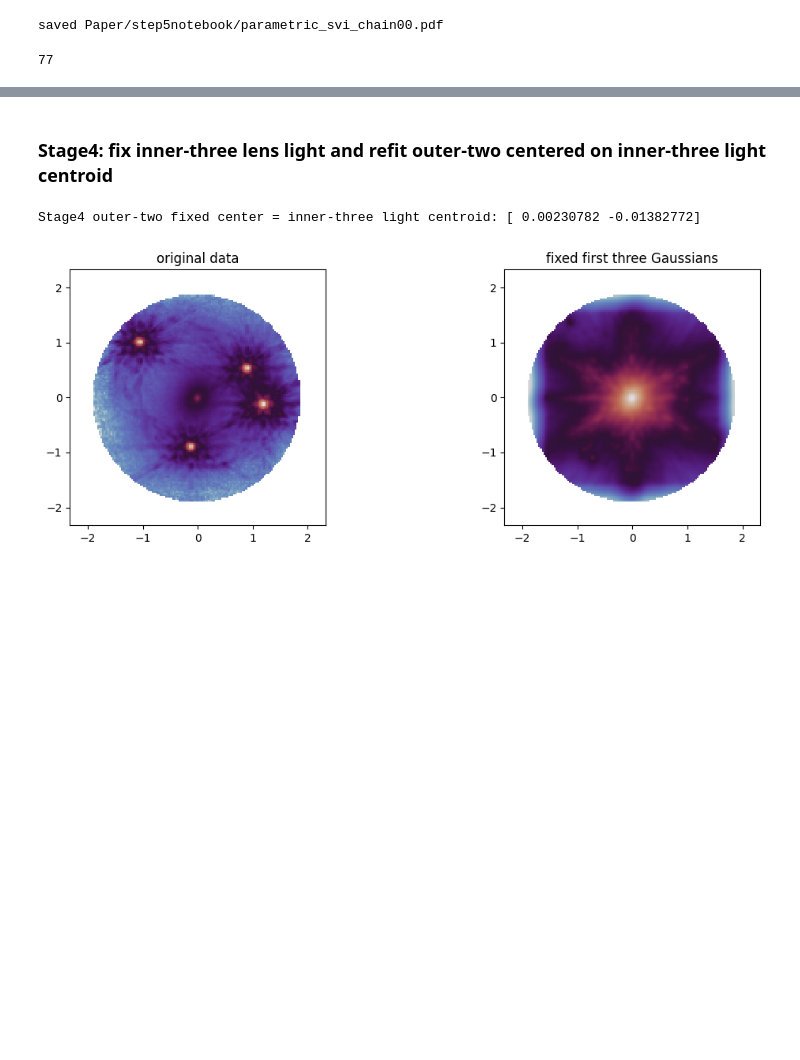
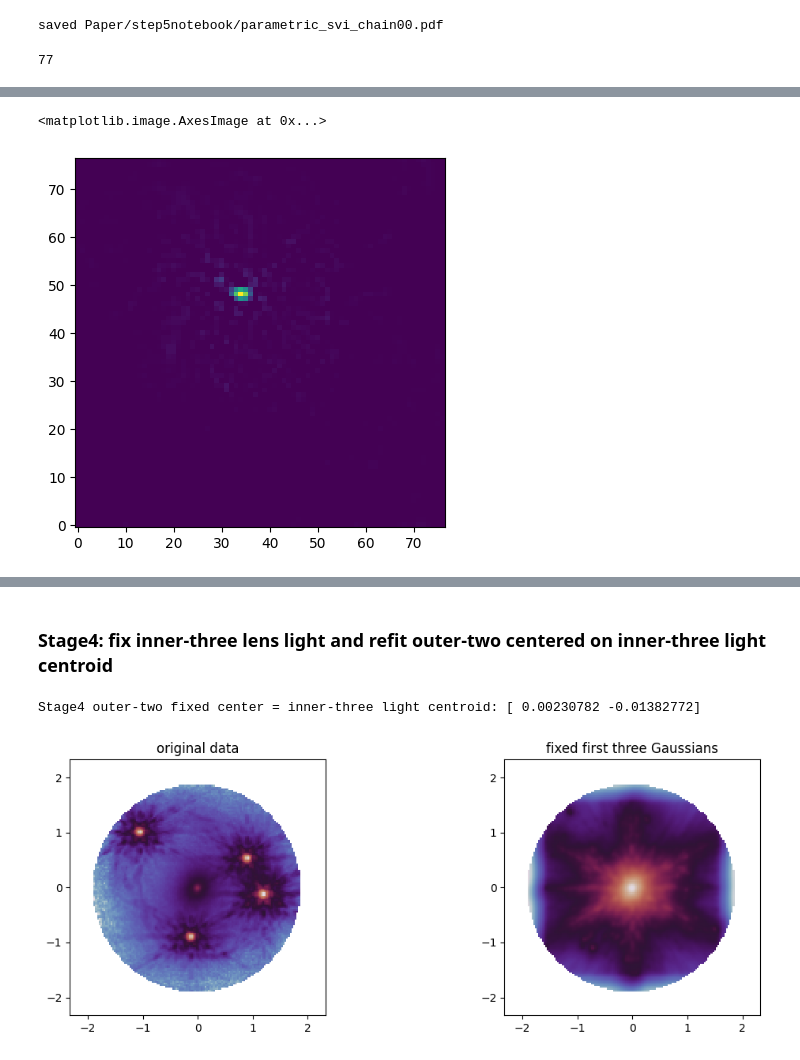
Before and after one commit to astroskylee/Herculensedquasar, a Jupyter notebook: WFI2033/Step_5_full_lenslight_multimass.ipynb, the cells around one changed output, grey strips where cells are left out. Cells and saved outputs as stored; diff of their text form; code cells hidden in the pictures; blank space fills up the shorter version.

```diff
--- a/WFI2033/Step_5_full_lenslight_multimass.ipynb
+++ b/WFI2033/Step_5_full_lenslight_multimass.ipynb
@@ -1241 +1241,6 @@ saved Paper/step5notebook/stage2_svi_chain00.pdf fpd_31=-0.3952, fpd_32=-0.4775,
 [figure]
+# %%
+plt.imshow(source)
+# %% [output]
+<matplotlib.image.AxesImage at 0x...>
+[figure, added]
```
Also changed, not shown: parts of 7 cells of this notebook, 56 other files.
